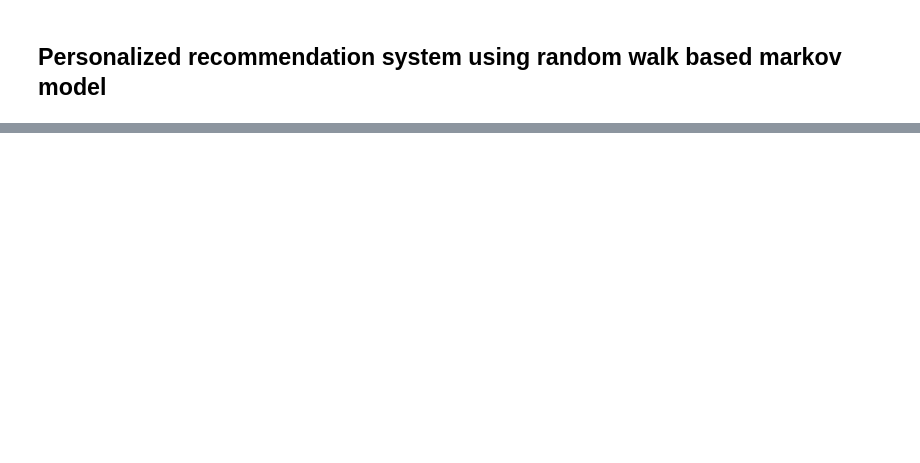
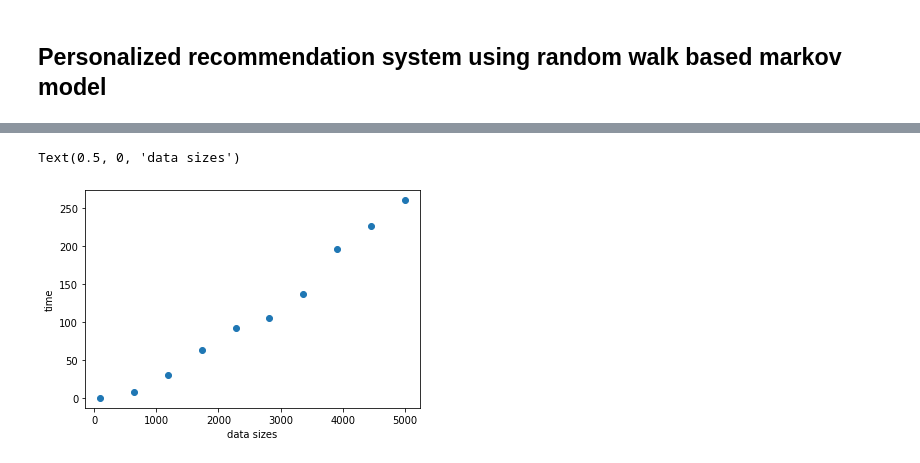
Before and after one commit to bentrey/APMA-E-115, a Jupyter notebook: group project 2/recommendation.markov.ipynb, the cells around one changed output, grey strips where cells are left out. Cells and saved outputs as stored; diff of their text form; code cells hidden in the pictures; blank space fills up the shorter version.

```diff
--- a/group project 2/recommendation.markov.ipynb
+++ b/group project 2/recommendation.markov.ipynb
@@ -195,0 +249,38 @@ user_recommendation(p, items, uids, ntop=3)
+# %%
+# running time
+recomm = user_recommendation(p, items, uids, ntop=3)
+
+## parameter comparison
+### vary steps and datasets
+t = list()
+#steps = np.linspace(10, 100, 10).astype(int)
+sizes = np.linspace(100, 5000, 10).astype(int)
+
+for i in range(len(sizes)):
+    ## get subset data
+    start_time = time.time()
+    data_sel = train_data[0:sizes[i]]
+
+    # item and user lists
+    items = data_sel['ItemId'].unique()
+    uids = data_sel['UserId'].unique()
+
+    # generate transition prob matrix
+    ### test for the first 1000 rows
+    T = transition_prob(data_sel)
+    u, u_norm = user_spec_vec(data_sel)
+
+    step = 10
+    p = walk_alg(u_norm, T, alpha=0, steps=step)
+    recomm = user_recommendation(p, items, uids, ntop=6)
+    time_passed = time.time() - start_time
+
+    t.append(time_passed)
+# %%
+## plotting
+plt.scatter(sizes, t)
+plt.ylabel("time")
+plt.xlabel("data sizes")
+# %% [output]
+Text(0.5, 0, 'data sizes')
+[figure, added]
```
Also changed, not shown: parts of 12 cells of this notebook.
